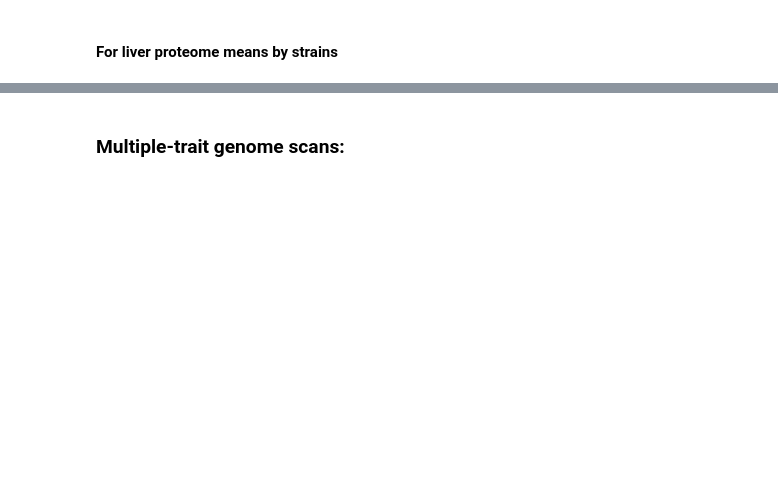
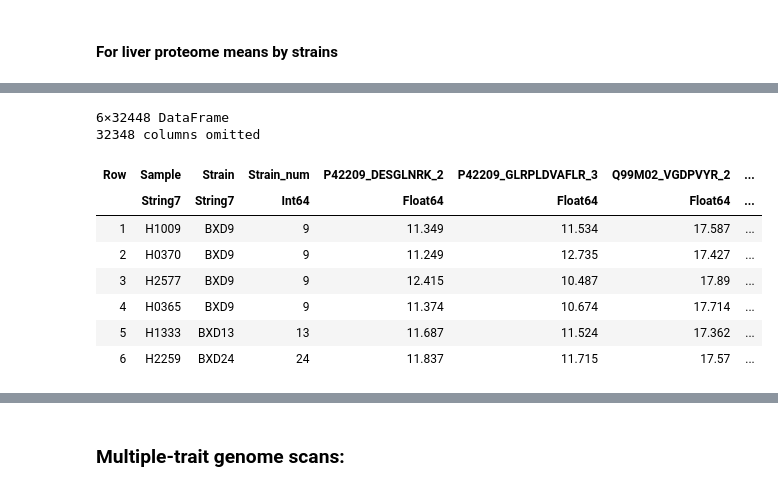
Before and after one commit to learningMalanya/BulkLMM_Analyses, a Jupyter notebook: BXDLongevity/BXDLongevity_Analysis.ipynb, the cells around one changed output, grey strips where cells are left out. Cells and saved outputs as stored; diff of their text form; code cells hidden in the pictures; blank space fills up the shorter version.

```diff
--- a/BXDLongevity/BXDLongevity_Analysis.ipynb
+++ b/BXDLongevity/BXDLongevity_Analysis.ipynb
@@ -354,0 +450,13 @@ single_results_strains = DataFrame(hcat(scan_results_strains.lod, scan_results_s
+# %%
+BXD_pheno_ind_summary_df[1:6, :]
+# %% [output]
+6×32448 DataFrame
+32348 columns omitted
+| Row | Sample | Strain | Strain_num | P42209_DESGLNRK_2 | P42209_GLRPLDVAFLR_3 | Q99M02_VGDPVYR_2 | ... |
+|  | String7 | String7 | Int64 | Float64 | Float64 | Float64 | ... |
+| 1 | H1009 | BXD9 | 9 | 11.349 | 11.534 | 17.587 | ... |
+| 2 | H0370 | BXD9 | 9 | 11.249 | 12.735 | 17.427 | ... |
+| 3 | H2577 | BXD9 | 9 | 12.415 | 10.487 | 17.89 | ... |
+| 4 | H0365 | BXD9 | 9 | 11.374 | 10.674 | 17.714 | ... |
+| 5 | H1333 | BXD13 | 13 | 11.687 | 11.524 | 17.362 | ... |
+| 6 | H2259 | BXD24 | 24 | 11.837 | 11.715 | 17.57 | ... |
```
Also changed, not shown: parts of 125 cells of this notebook, 1 other file.
